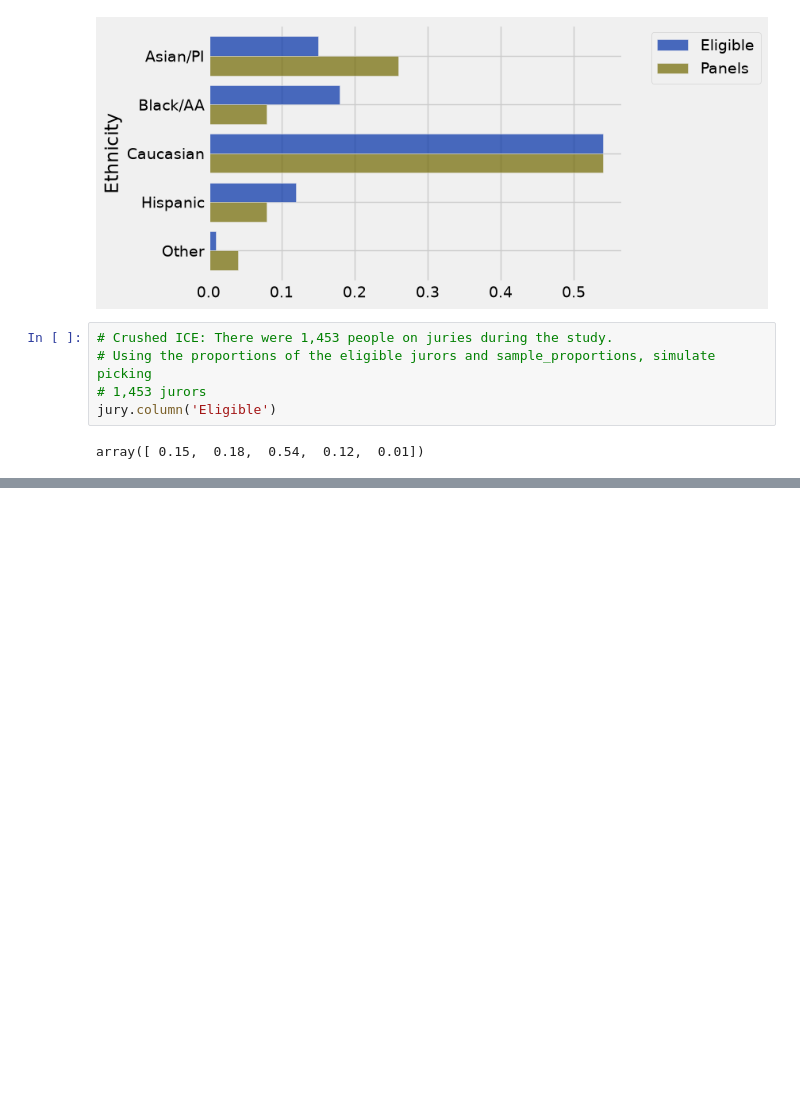
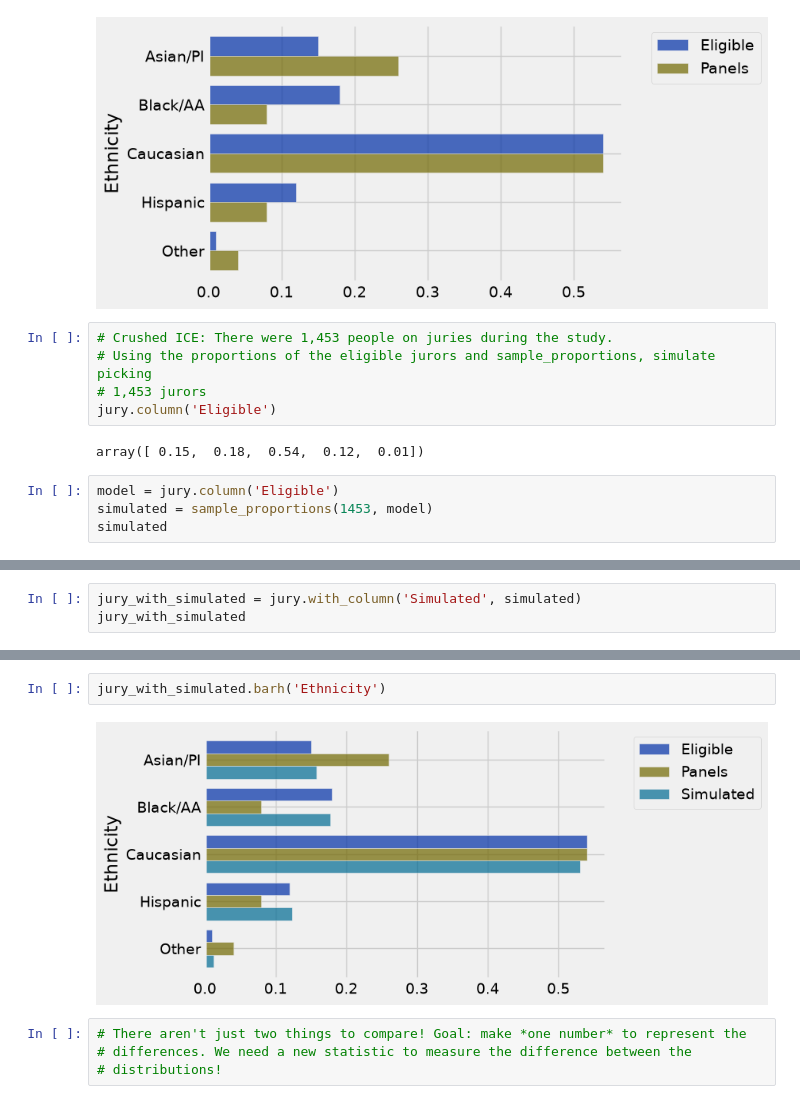
Before and after one commit to lawtonsclass/f26-code-from-class, a Jupyter notebook: data8/ch11.ipynb, the cells around one changed output, grey strips where cells are left out. Saved outputs shown, nothing was run; the diff lists cells and outputs as text; blank space fills up the shorter version.

```diff
--- a/data8/ch11.ipynb
+++ b/data8/ch11.ipynb
@@ -90,3 +90,7 @@ jury.barh('Ethnicity')
 jury.column('Eligible')
 # %% [output]
 array([ 0.15,  0.18,  0.54,  0.12,  0.01])
+# %%
+model = jury.column('Eligible')
+simulated = sample_proportions(1453, model)
+simulated
@@ -92,0 +99,3 @@ array([ 0.15,  0.18,  0.54,  0.12,  0.01])
+# %%
+jury_with_simulated = jury.with_column('Simulated', simulated)
+jury_with_simulated
@@ -92,0 +109,8 @@ array([ 0.15,  0.18,  0.54,  0.12,  0.01])
+# %%
+jury_with_simulated.barh('Ethnicity')
+# %% [output]
+[figure, added]
+# %%
+# There aren't just two things to compare! Goal: make *one number* to represent the
+# differences. We need a new statistic to measure the difference between the
+# distributions!
```
Also changed, not shown: parts of 10 cells of this notebook.
